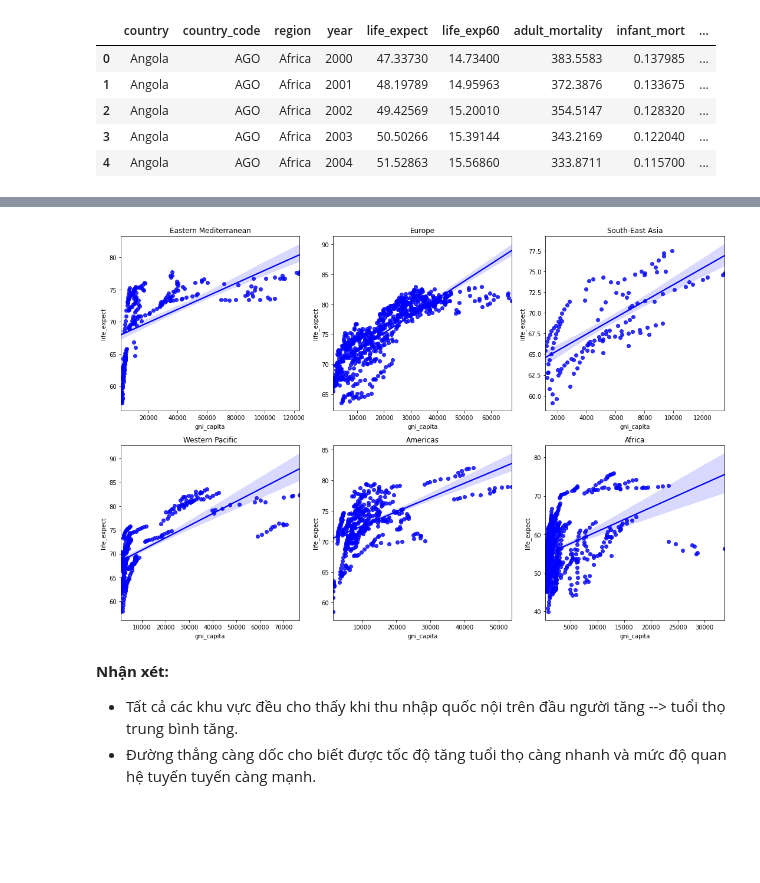
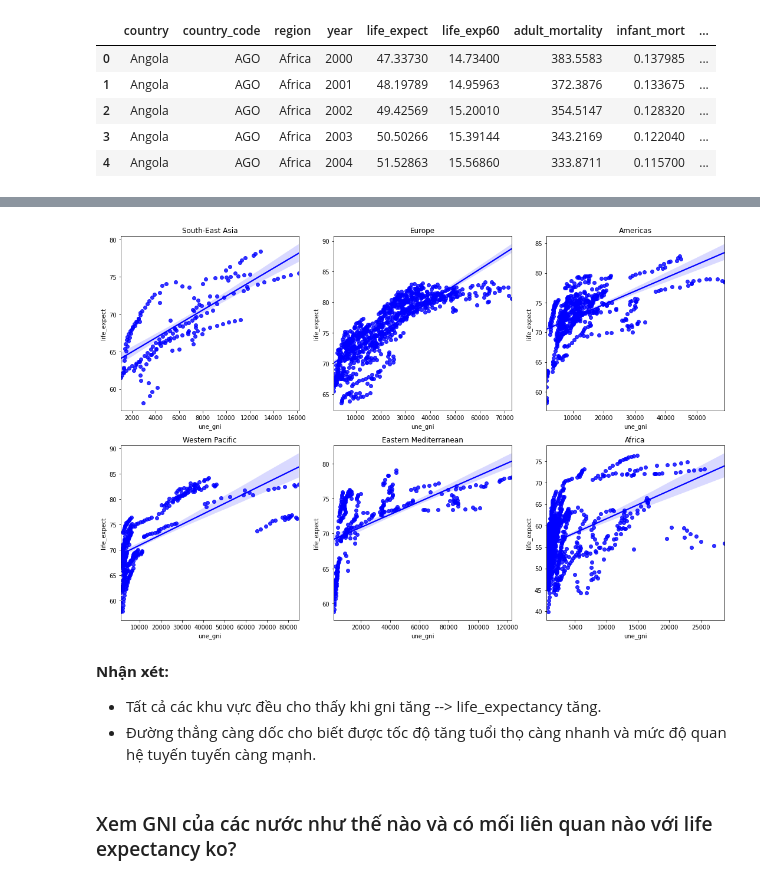
Before and after one commit to XQuyTran/Final_Project_LTKHDL, a Jupyter notebook: Version01-P4DS.ipynb, the cells around one changed output, grey strips where cells are left out. Saved outputs shown, nothing was run; the diff lists cells and outputs as text; code cells hidden in the pictures; blank space fills up the shorter version.

Commit message:
add insight two with gni and life_expect

```diff
--- a/Version01-P4DS.ipynb
+++ b/Version01-P4DS.ipynb
@@ -593,7 +601,7 @@ forecast_life_expectancy.head(10)
 # %% [markdown]
 **Notes:** Bởi vì đang tìm mối quan hệ giữa gni với life expectancy nên những quốc gia không có số liệu về gni sẽ bị loại bỏ. Điều này không ảnh hưởng tới việc biểu diễn mối quan hệ giữa 2 thuộc tính này.
 # %%
-gni_life_expect_df = data_df[~data_df['gni_capita'].isna()].reset_index(drop=True)
+gni_life_expect_df = data_df[~data_df['une_gni'].isna()].reset_index(drop=True)
 gni_life_expect_df.head()
 # %% [output]
 |  | country | country_code | region | year | life_expect | life_exp60 | adult_mortality | infant_mort | ... |
@@ -609,18 +626,20 @@ gni_life_expect_df.shape
 # %%
 fig, axs = plt.subplots(2,3, figsize=(15, 10), facecolor='w', edgecolor='k')
 fig.subplots_adjust(hspace = 0.5)
 
 for conts, ax in zip(set(gni_life_expect_df["region"]), axs.flat):
     Conts = gni_life_expect_df[gni_life_expect_df['region'] == conts]
-    sns.regplot(x = Conts['gni_capita'],y = Conts["life_expect"], color = 'blue', ax = ax).set_title(conts)
+    sns.regplot(x = Conts['une_gni'],y = Conts["life_expect"], color = 'blue', ax = ax).set_title(conts)
 
 plt.tight_layout()
 sns.set(color_codes=True)
 plt.show()
 # %% [output]
-[figure, old version]
+[figure, new version]
 # %% [markdown]
 **Nhận xét:**
-- Tất cả các khu vực đều cho thấy khi thu nhập quốc nội trên đầu người tăng --> tuổi thọ trung bình tăng.
+- Tất cả các khu vực đều cho thấy khi gni tăng --> life_expectancy tăng.
 - Đường thẳng càng dốc cho biết được tốc độ tăng tuổi thọ càng nhanh và mức độ quan hệ tuyến tuyến càng mạnh.
+# %% [markdown]
+### Xem GNI của các nước như thế nào và có mối liên quan nào với life expectancy ko?
 # %%
```
Also changed, not shown: parts of 19 cells of this notebook.
